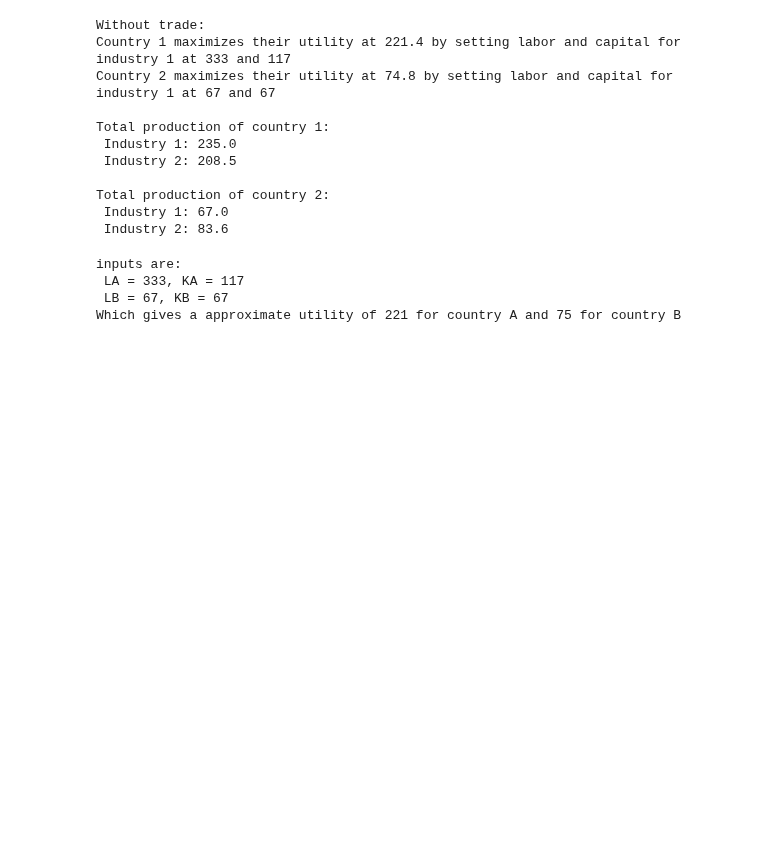
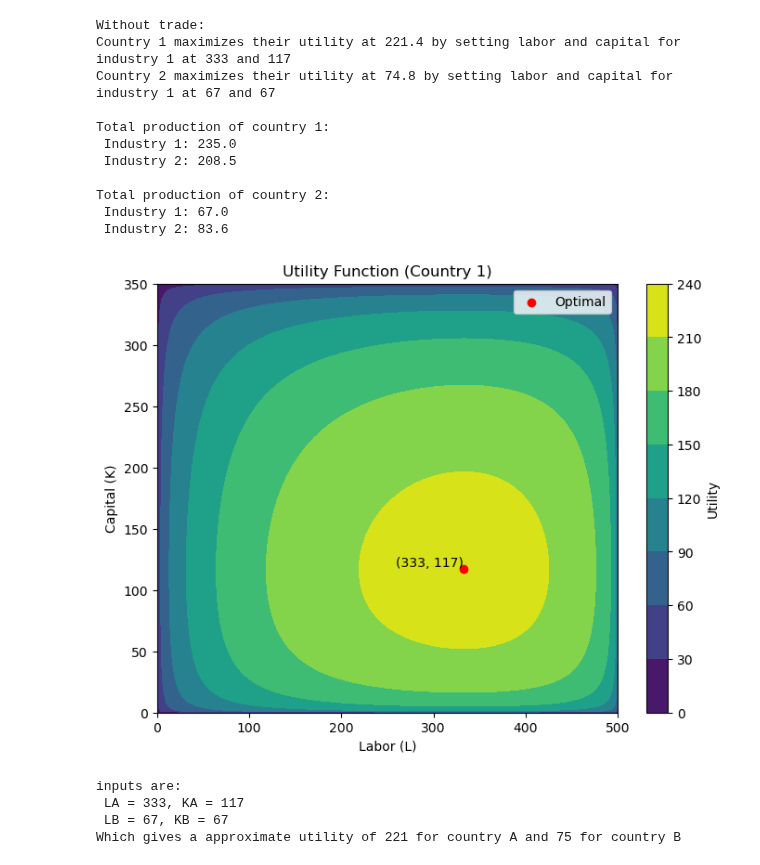
Before and after one commit to NumEconCopenhagen/projects-2023-newteam, a Jupyter notebook: modelproject/modelproject.ipynb, the cells around one changed output. Drawn from its saved outputs; the diff is of its cells as text; code cells hidden in the pictures; blank space fills up the shorter version.

```diff
--- a/modelproject/modelproject.ipynb
+++ b/modelproject/modelproject.ipynb
@@ -141,6 +151,33 @@ Total production of country 1:
 Total production of country 2:
  Industry 1: 67.0
  Industry 2: 83.6
+# %%
+import numpy as np
+import matplotlib.pyplot as plt
+
+# Define the range of values for L and K
+L_range = np.arange(0, LA+1)
+K_range = np.arange(0, KA+1)
+
+# Create a meshgrid of L and K values
+L_values, K_values = np.meshgrid(L_range, K_range)
+
+# Calculate the utility values for each combination of L and K
+utility_values = UA(betaA, L_values, K_values)
+
+# Plot the utility function
+plt.figure(figsize=(8, 6))
+plt.contourf(L_values, K_values, utility_values, cmap='viridis')
+plt.colorbar(label='Utility')
+plt.xlabel('Labor (L)')
+plt.ylabel('Capital (K)')
+plt.title('Utility Function (Country 1)')
+plt.scatter(L_optA, K_optA, color='red', label='Optimal')
+plt.text(L_optA, K_optA, f'({L_optA}, {K_optA})', ha='right', va='bottom')
+plt.legend()
+plt.show()
+# %% [output]
+[figure, added]
 # %%
 # Using scipy instead of lamda and loops:
 def objectiveA(x):
```
Also changed, not shown: parts of 3 cells of this notebook.
